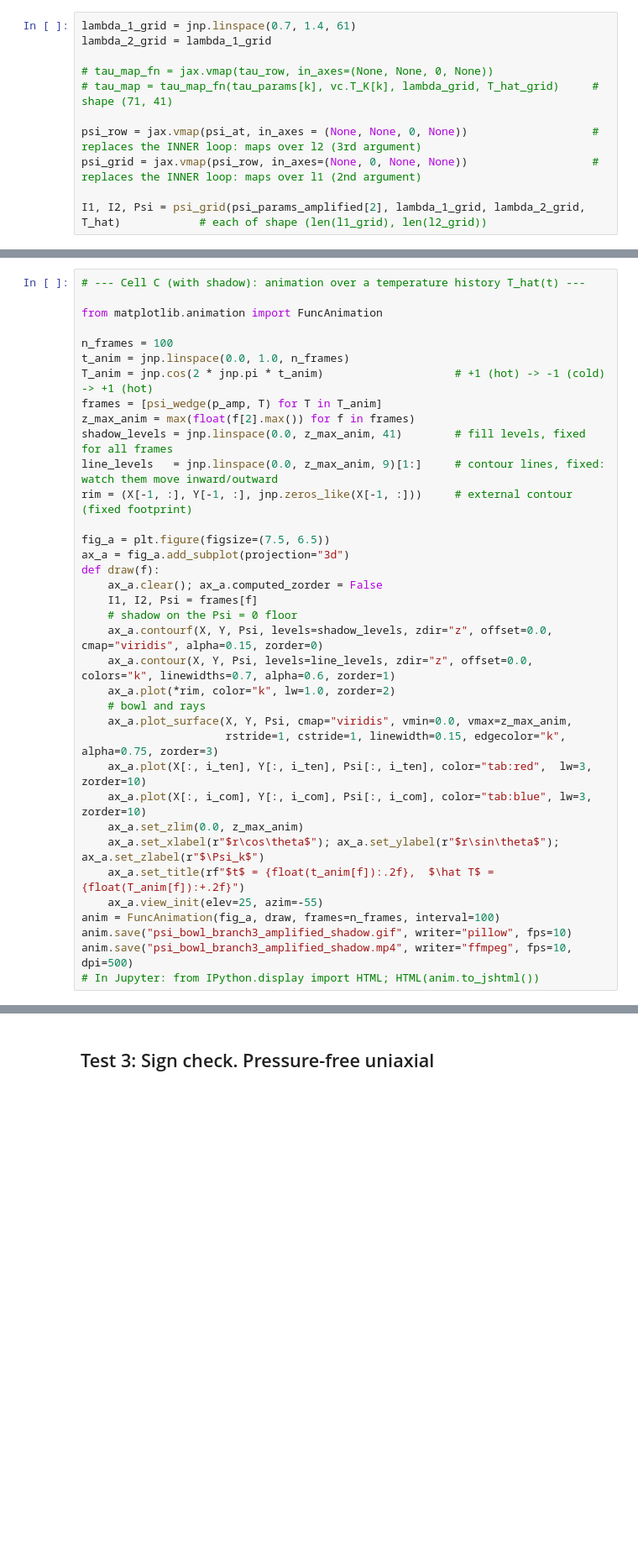
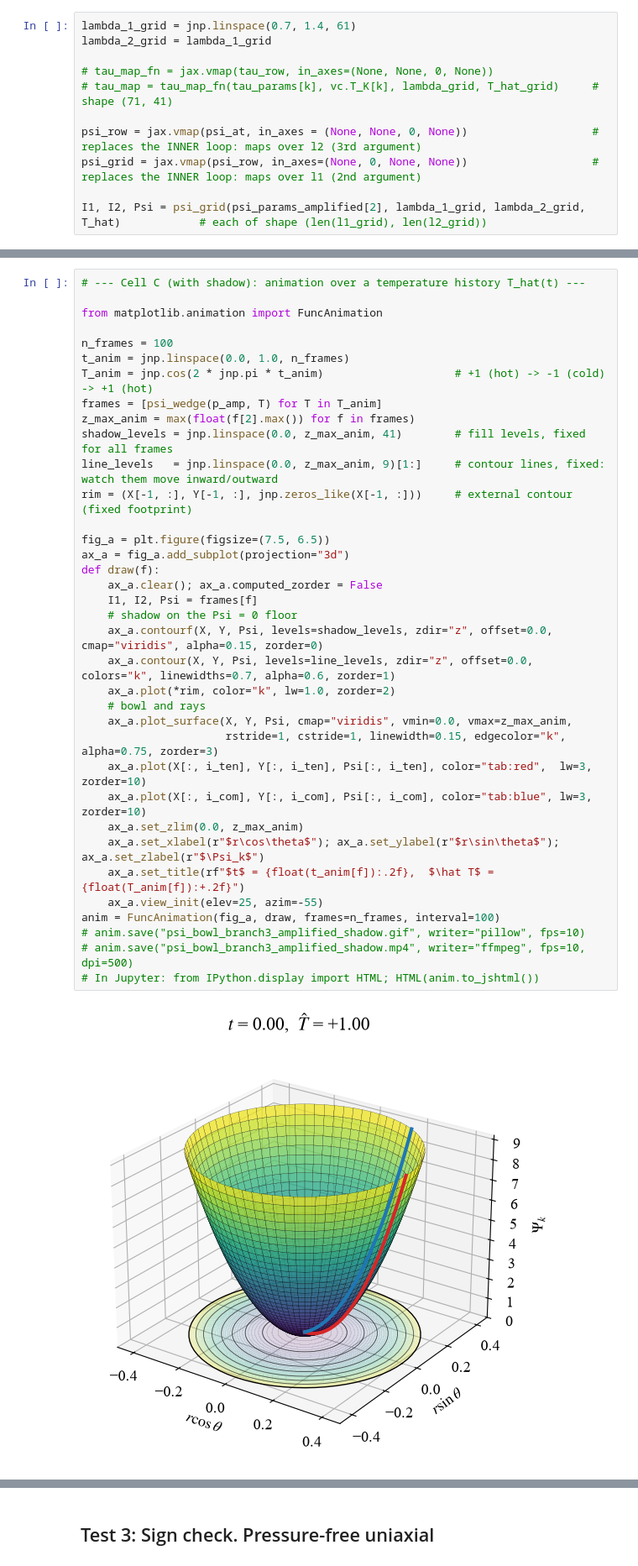
Before and after one commit to oscarld-dl/tvCANN-JAX, a Jupyter notebook: notebooks/notebook02.ipynb, the cells around one changed output, grey strips where cells are left out. Shown at 84% size. Saved outputs shown, nothing was run; the diff lists cells and outputs as text; blank space fills up the shorter version.

```diff
--- a/notebooks/notebook02.ipynb
+++ b/notebooks/notebook02.ipynb
@@ -890,35 +1072,37 @@ from matplotlib.animation import FuncAnimation
 
 n_frames = 100
 t_anim = jnp.linspace(0.0, 1.0, n_frames)
 T_anim = jnp.cos(2 * jnp.pi * t_anim)                    # +1 (hot) -> -1 (cold) -> +1 (hot)
 frames = [psi_wedge(p_amp, T) for T in T_anim]
 z_max_anim = max(float(f[2].max()) for f in frames)
 shadow_levels = jnp.linspace(0.0, z_max_anim, 41)        # fill levels, fixed for all frames
 line_levels   = jnp.linspace(0.0, z_max_anim, 9)[1:]     # contour lines, fixed: watch them move inward/outward
 rim = (X[-1, :], Y[-1, :], jnp.zeros_like(X[-1, :]))     # external contour (fixed footprint)
 
 fig_a = plt.figure(figsize=(7.5, 6.5))
 ax_a = fig_a.add_subplot(projection="3d")
 def draw(f):
     ax_a.clear(); ax_a.computed_zorder = False
     I1, I2, Psi = frames[f]
     # shadow on the Psi = 0 floor
     ax_a.contourf(X, Y, Psi, levels=shadow_levels, zdir="z", offset=0.0, cmap="viridis", alpha=0.15, zorder=0)
     ax_a.contour(X, Y, Psi, levels=line_levels, zdir="z", offset=0.0, colors="k", linewidths=0.7, alpha=0.6, zorder=1)
     ax_a.plot(*rim, color="k", lw=1.0, zorder=2)
     # bowl and rays
     ax_a.plot_surface(X, Y, Psi, cmap="viridis", vmin=0.0, vmax=z_max_anim,
                       rstride=1, cstride=1, linewidth=0.15, edgecolor="k", alpha=0.75, zorder=3)
     ax_a.plot(X[:, i_ten], Y[:, i_ten], Psi[:, i_ten], color="tab:red",  lw=3, zorder=10)
     ax_a.plot(X[:, i_com], Y[:, i_com], Psi[:, i_com], color="tab:blue", lw=3, zorder=10)
     ax_a.set_zlim(0.0, z_max_anim)
     ax_a.set_xlabel(r"$r\cos\theta$"); ax_a.set_ylabel(r"$r\sin\theta$"); ax_a.set_zlabel(r"$\Psi_k$")
     ax_a.set_title(rf"$t$ = {float(t_anim[f]):.2f},  $\hat T$ = {float(T_anim[f]):+.2f}")
     ax_a.view_init(elev=25, azim=-55)
 anim = FuncAnimation(fig_a, draw, frames=n_frames, interval=100)
-anim.save("psi_bowl_branch3_amplified_shadow.gif", writer="pillow", fps=10)
-anim.save("psi_bowl_branch3_amplified_shadow.mp4", writer="ffmpeg", fps=10, dpi=500)
+# anim.save("psi_bowl_branch3_amplified_shadow.gif", writer="pillow", fps=10)
+# anim.save("psi_bowl_branch3_amplified_shadow.mp4", writer="ffmpeg", fps=10, dpi=500)
 # In Jupyter: from IPython.display import HTML; HTML(anim.to_jshtml())
+# %% [output]
+[figure, added]
 # %%
 # --- Cell D: the bowl's shadow on the Psi = 0 plane ---
 T_show = 0.0
```
Also changed, not shown: parts of 43 cells of this notebook.
